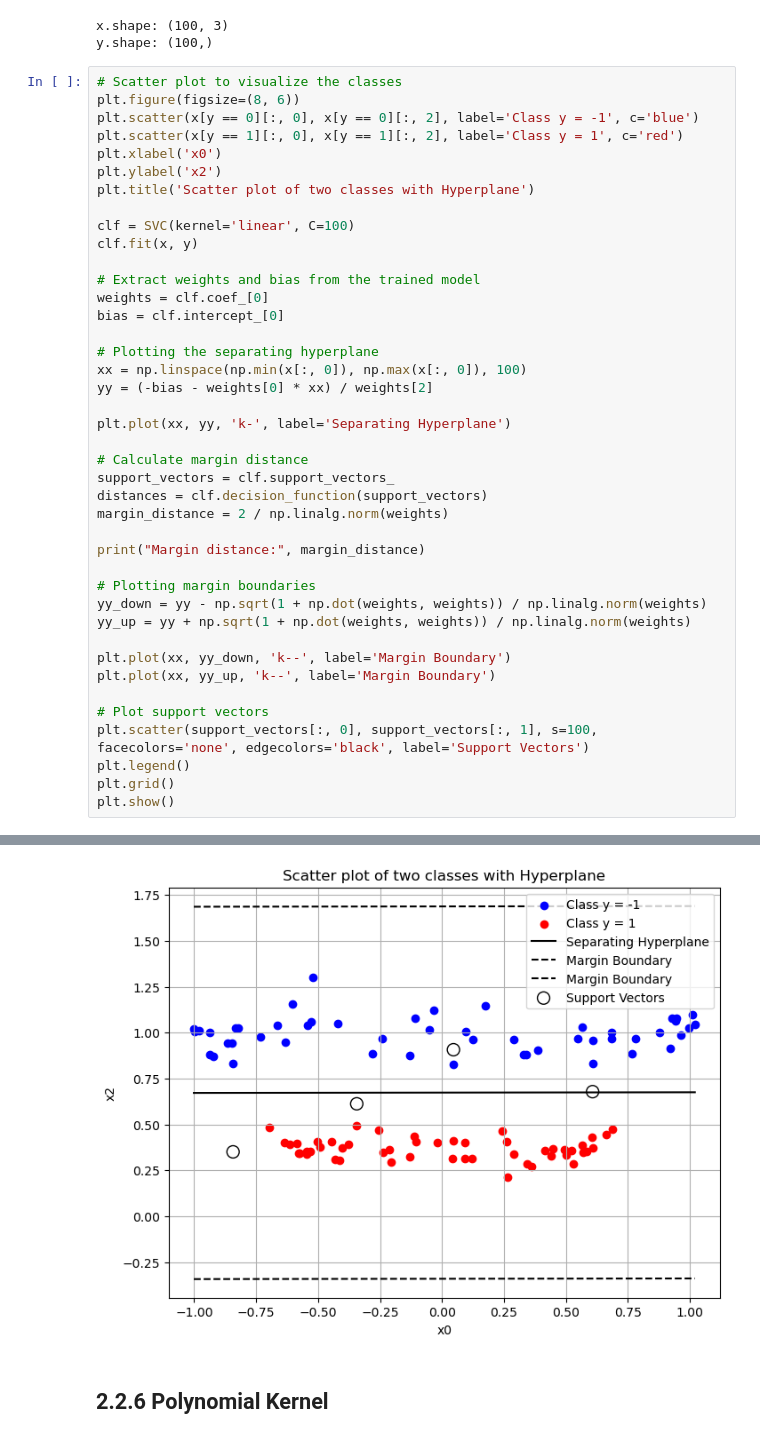
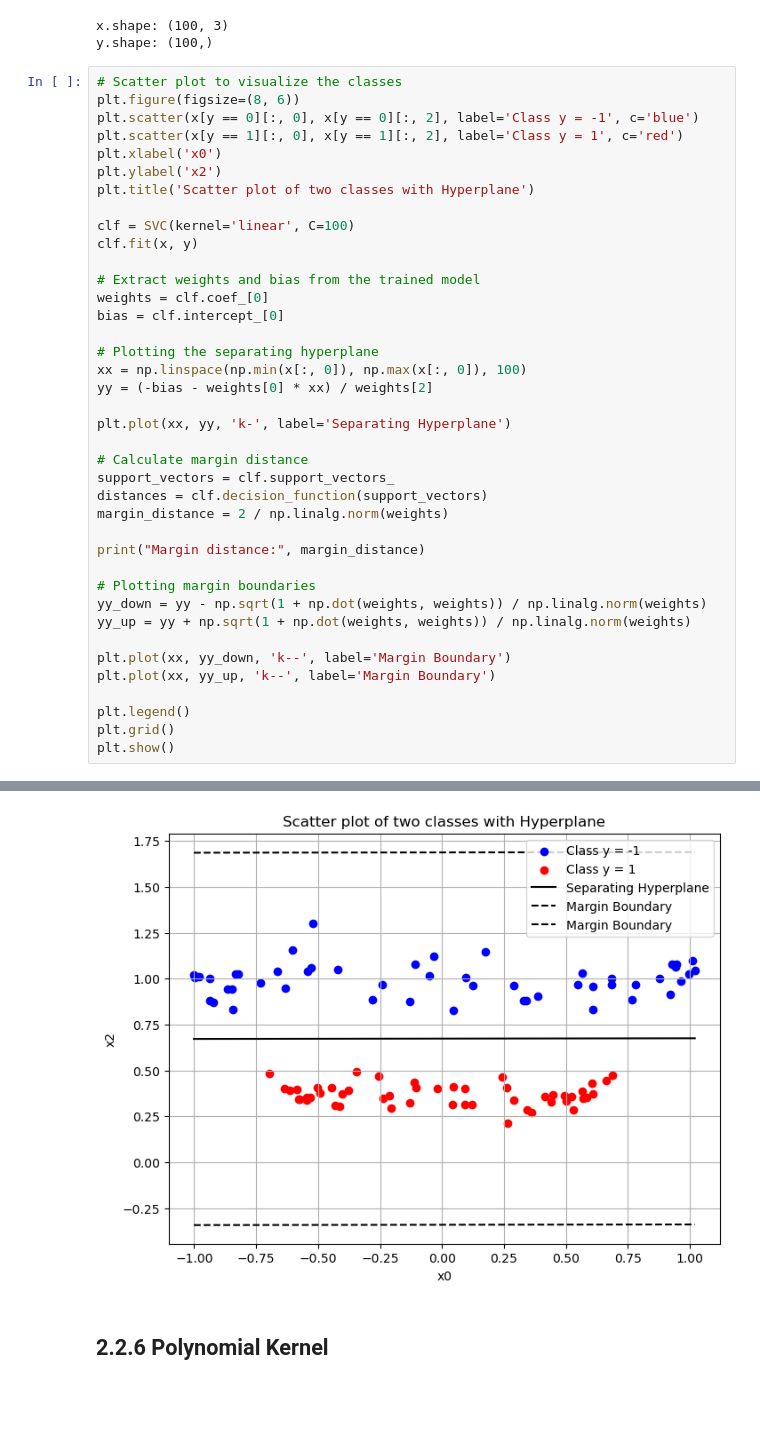
Before and after one commit to Geryyy/ml_algorithm, a Jupyter notebook: 02_uebung/ue2_ebmer.ipynb, the cells around one changed output, grey strips where cells are left out. Saved outputs shown, nothing was run; the diff lists cells and outputs as text; blank space fills up the shorter version.

```diff
--- a/02_uebung/ue2_ebmer.ipynb
+++ b/02_uebung/ue2_ebmer.ipynb
@@ -399,36 +408,34 @@ clf.fit(x, y)
 
 # Extract weights and bias from the trained model
 weights = clf.coef_[0]
 bias = clf.intercept_[0]
 
 # Plotting the separating hyperplane
 xx = np.linspace(np.min(x[:, 0]), np.max(x[:, 0]), 100)
 yy = (-bias - weights[0] * xx) / weights[2]
 
 plt.plot(xx, yy, 'k-', label='Separating Hyperplane')
 
 # Calculate margin distance
 support_vectors = clf.support_vectors_
 distances = clf.decision_function(support_vectors)
 margin_distance = 2 / np.linalg.norm(weights)
 
 print("Margin distance:", margin_distance)
 
 # Plotting margin boundaries
 yy_down = yy - np.sqrt(1 + np.dot(weights, weights)) / np.linalg.norm(weights)
 yy_up = yy + np.sqrt(1 + np.dot(weights, weights)) / np.linalg.norm(weights)
 
 plt.plot(xx, yy_down, 'k--', label='Margin Boundary')
 plt.plot(xx, yy_up, 'k--', label='Margin Boundary')
 
-# Plot support vectors
-plt.scatter(support_vectors[:, 0], support_vectors[:, 1], s=100, facecolors='none', edgecolors='black', label='Support Vectors')
 plt.legend()
 plt.grid()
 plt.show()
 # %% [output]
 Margin distance: 0.3360823132713146
-[figure, old version]
+[figure, new version]
 # %% [markdown]
 ## 2.2.6 Polynomial Kernel
 # %%
```
Also changed, not shown: parts of 11 cells of this notebook, 3 other files.
